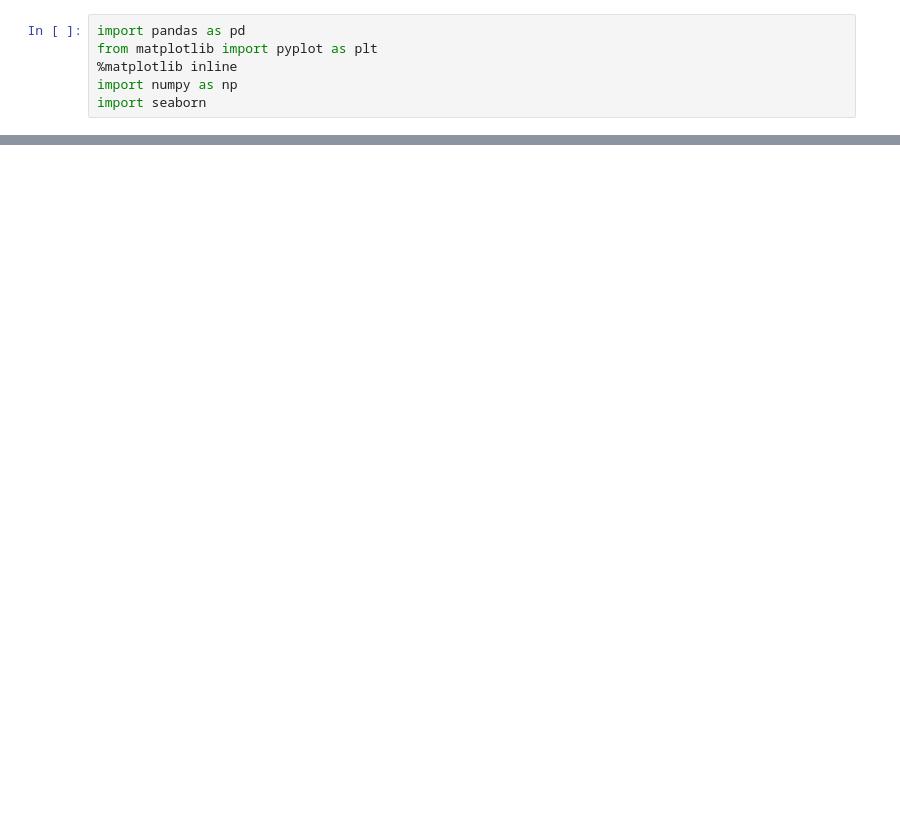
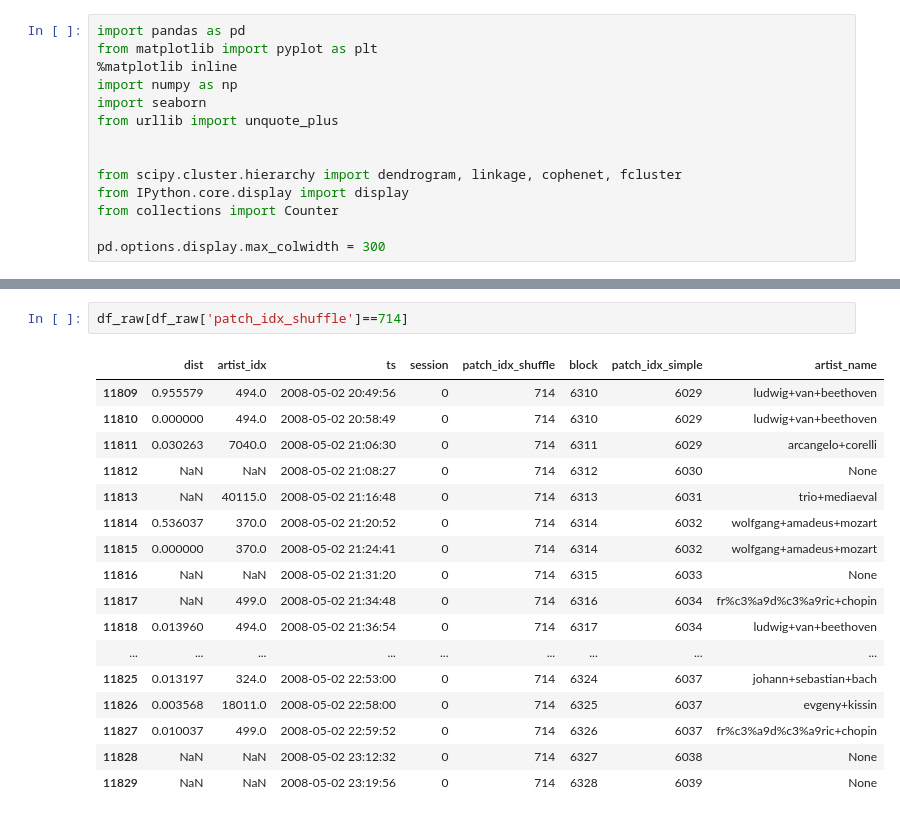
Before and after one commit to jlorince/MusicForaging, a Jupyter notebook: notebooks/PatchClustering.ipynb, the cells around one changed output, grey strips where cells are left out. Drawn from its saved outputs; the diff is of its cells as text; blank space fills up the shorter version.

```diff
--- a/notebooks/PatchClustering.ipynb
+++ b/notebooks/PatchClustering.ipynb
@@ -4,3 +4,11 @@ from matplotlib import pyplot as plt
 %matplotlib inline
 import numpy as np
 import seaborn
+from urllib import unquote_plus
+
+
+from scipy.cluster.hierarchy import dendrogram, linkage, cophenet, fcluster
+from IPython.core.display import display
+from collections import Counter
+
+pd.options.display.max_colwidth = 300
@@ -29,0 +192,20 @@ KeyError: 'n'
+# %%
+df_raw[df_raw['patch_idx_shuffle']==714]
+# %% [output]
+|  | dist | artist_idx | ts | session | patch_idx_shuffle | block | patch_idx_simple | artist_name |
+| 11809 | 0.955579 | 494.0 | 2008-05-02 20:49:56 | 0 | 714 | 6310 | 6029 | ludwig+van+beethoven |
+| 11810 | 0.000000 | 494.0 | 2008-05-02 20:58:49 | 0 | 714 | 6310 | 6029 | ludwig+van+beethoven |
+| 11811 | 0.030263 | 7040.0 | 2008-05-02 21:06:30 | 0 | 714 | 6311 | 6029 | arcangelo+corelli |
+| 11812 | NaN | NaN | 2008-05-02 21:08:27 | 0 | 714 | 6312 | 6030 | None |
+| 11813 | NaN | 40115.0 | 2008-05-02 21:16:48 | 0 | 714 | 6313 | 6031 | trio+mediaeval |
+| 11814 | 0.536037 | 370.0 | 2008-05-02 21:20:52 | 0 | 714 | 6314 | 6032 | wolfgang+amadeus+mozart |
+| 11815 | 0.000000 | 370.0 | 2008-05-02 21:24:41 | 0 | 714 | 6314 | 6032 | wolfgang+amadeus+mozart |
+| 11816 | NaN | NaN | 2008-05-02 21:31:20 | 0 | 714 | 6315 | 6033 | None |
+| 11817 | NaN | 499.0 | 2008-05-02 21:34:48 | 0 | 714 | 6316 | 6034 | fr%c3%a9d%c3%a9ric+chopin |
+| 11818 | 0.013960 | 494.0 | 2008-05-02 21:36:54 | 0 | 714 | 6317 | 6034 | ludwig+van+beethoven |
+| ... | ... | ... | ... | ... | ... | ... | ... | ... |
+| 11825 | 0.013197 | 324.0 | 2008-05-02 22:53:00 | 0 | 714 | 6324 | 6037 | johann+sebastian+bach |
+| 11826 | 0.003568 | 18011.0 | 2008-05-02 22:58:00 | 0 | 714 | 6325 | 6037 | evgeny+kissin |
+| 11827 | 0.010037 | 499.0 | 2008-05-02 22:59:52 | 0 | 714 | 6326 | 6037 | fr%c3%a9d%c3%a9ric+chopin |
+| 11828 | NaN | NaN | 2008-05-02 23:12:32 | 0 | 714 | 6327 | 6038 | None |
+| 11829 | NaN | NaN | 2008-05-02 23:19:56 | 0 | 714 | 6328 | 6039 | None |
```
Also changed, not shown: parts of 8 cells of this notebook, 4 other files.
